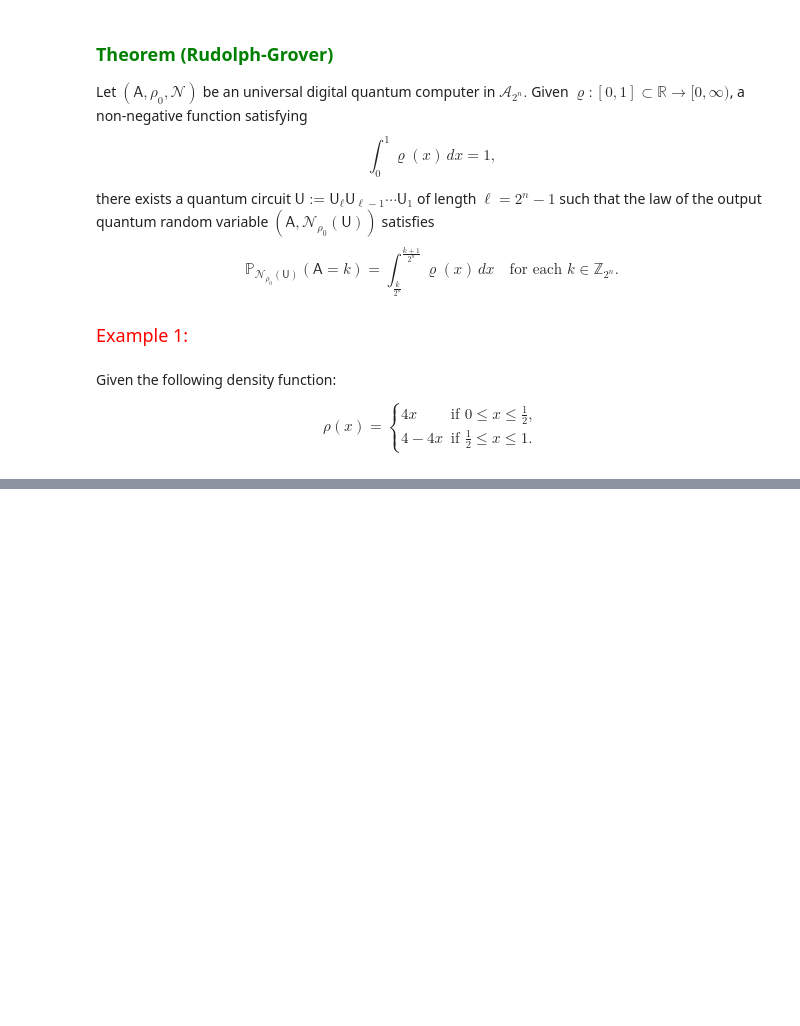
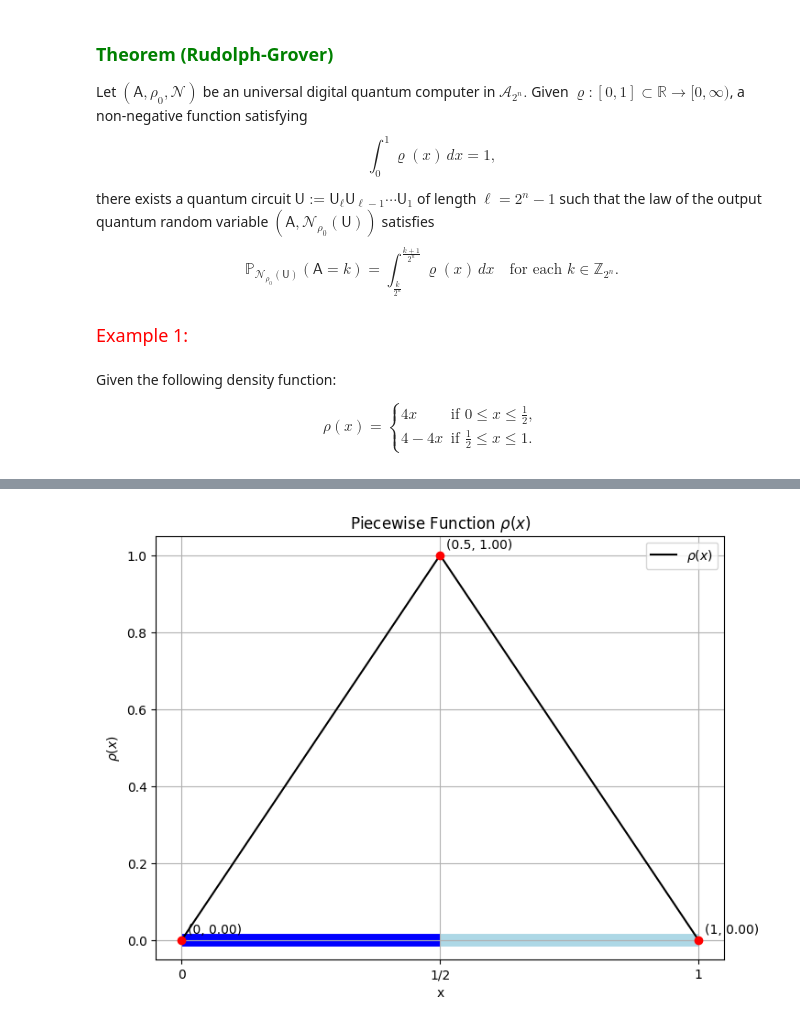
Before and after one commit to socratela/Grover-Rudolph, a Jupyter notebook: gr_rudolph.ipynb, the cells around one changed output, grey strips where cells are left out. Saved outputs shown, nothing was run; the diff lists cells and outputs as text; code cells hidden in the pictures; blank space fills up the shorter version.

```diff
--- a/gr_rudolph.ipynb
+++ b/gr_rudolph.ipynb
@@ -66,0 +225,46 @@ plt.show()
+# %%
+import numpy as np
+import matplotlib.pyplot as plt
+
+# Clase ficticia para reemplazar Utils.f si no tienes su definición
+class Utils:
+    @staticmethod
+    def f(x):
+        # Ejemplo de una función por tramos, puedes reemplazar esto con la tuya
+        return np.piecewise(x, [x < 0.5, x >= 0.5], [lambda x: 2 * x, lambda x: 2 * (1 - x)])
+
+# Generar valores de x para la función
+x_values = np.linspace(0, 1, 500)
+
+# Crear la figura y el eje
+fig, ax = plt.subplots(figsize=(8, 6))
+
+# Pintar los intervalos en el eje x
+ax.hlines(0, 0, 0.5, colors='blue', linewidth=10, zorder=0)        # Intervalo [0, 1/2] azul
+ax.hlines(0, 0.5, 1, colors='lightblue', linewidth=10, zorder=0)  # Intervalo [1/2, 1] azul claro
+
+# Graficar la función
+ax.plot(x_values, Utils.f(x_values), label=r'$\rho(x)$', color='black')
+
+# Añadir puntos en nodos seleccionados
+nodes = [0, 0.5, 1]
+for node in nodes:
+    ax.scatter(node, Utils.f(np.array([node])), color='red', zorder=5)
+    ax.annotate(f'({node}, {Utils.f(np.array([node]))[0]:.2f})',
+                (node, Utils.f(np.array([node]))[0]),
+                textcoords="offset points", xytext=(5, 5), ha='left')
+
+# Configuración del gráfico
+ax.set_xlabel('x')
+ax.set_ylabel(r'$\rho(x)$')
+ax.set_title('Piecewise Function $\\rho(x)$')
+ax.grid(True)
+
+# Etiquetas del eje x
+ax.set_xticks([0, 0.5, 1])
+ax.set_xticklabels(['0', '1/2', '1'])
+
+ax.legend()
+plt.show()
+# %% [output]
+[figure, added]
```
Also changed, not shown: parts of 12 cells of this notebook, 2 other files.
